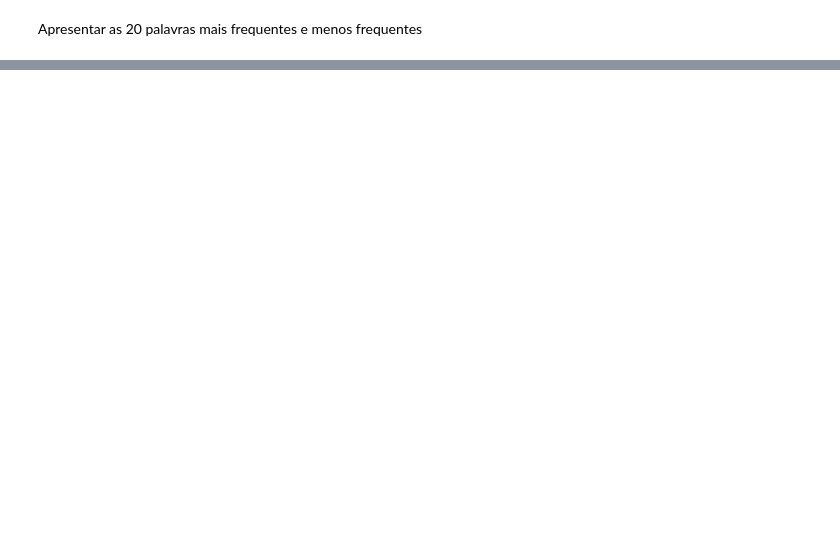
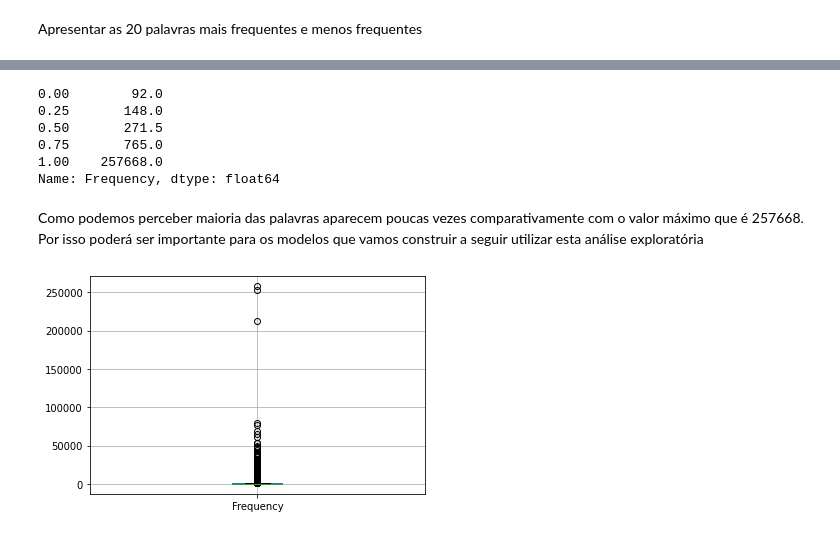
Before and after one commit to simaogoncalves10/projeto_aa2, a Jupyter notebook: data_exploration.ipynb, the cells around one changed output, grey strips where cells are left out. Cells and saved outputs as stored; diff of their text form; code cells hidden in the pictures; blank space fills up the shorter version.

```diff
--- a/data_exploration.ipynb
+++ b/data_exploration.ipynb
@@ -62,0 +199,18 @@ word_frequency.sort_values('Frequency', ascending=True).set_index('Word')[:20].s
+# %%
+word_count.Frequency.quantile([0,0.25,0.5,0.75,1])
+# %% [output]
+0.00        92.0
+0.25       148.0
+0.50       271.5
+0.75       765.0
+1.00    257668.0
+Name: Frequency, dtype: float64
+# %% [markdown]
+Como podemos perceber maioria das palavras aparecem poucas vezes comparativamente com o valor máximo que é 257668. Por isso poderá ser importante para os modelos que vamos construir a seguir utilizar esta análise exploratória
+# %%
+boxplot = word_count.boxplot(column=['Frequency'])
+boxplot.plot()
+
+plt.show()
+# %% [output]
+[figure, added]
```
Also changed, not shown: parts of 29 cells of this notebook.
